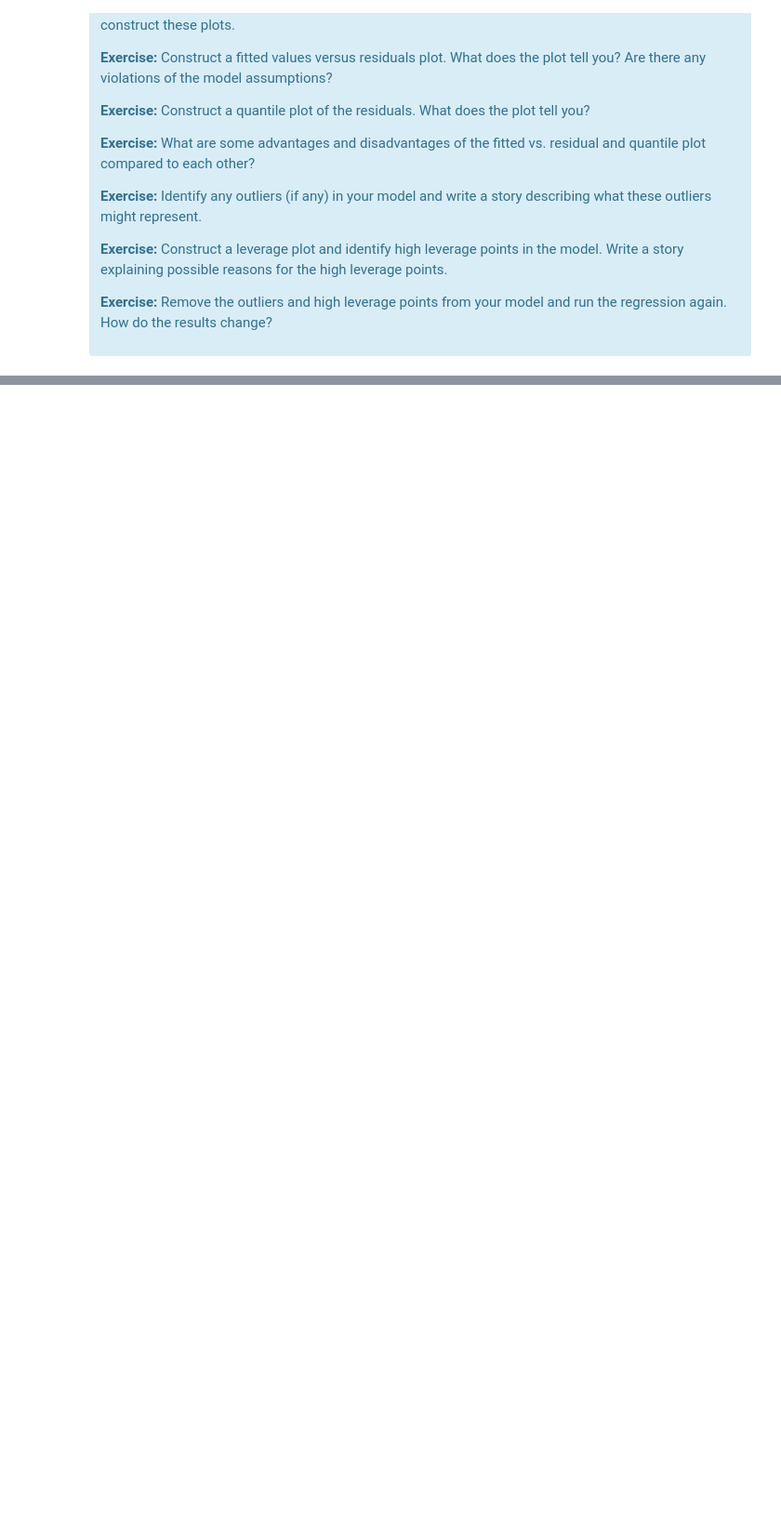
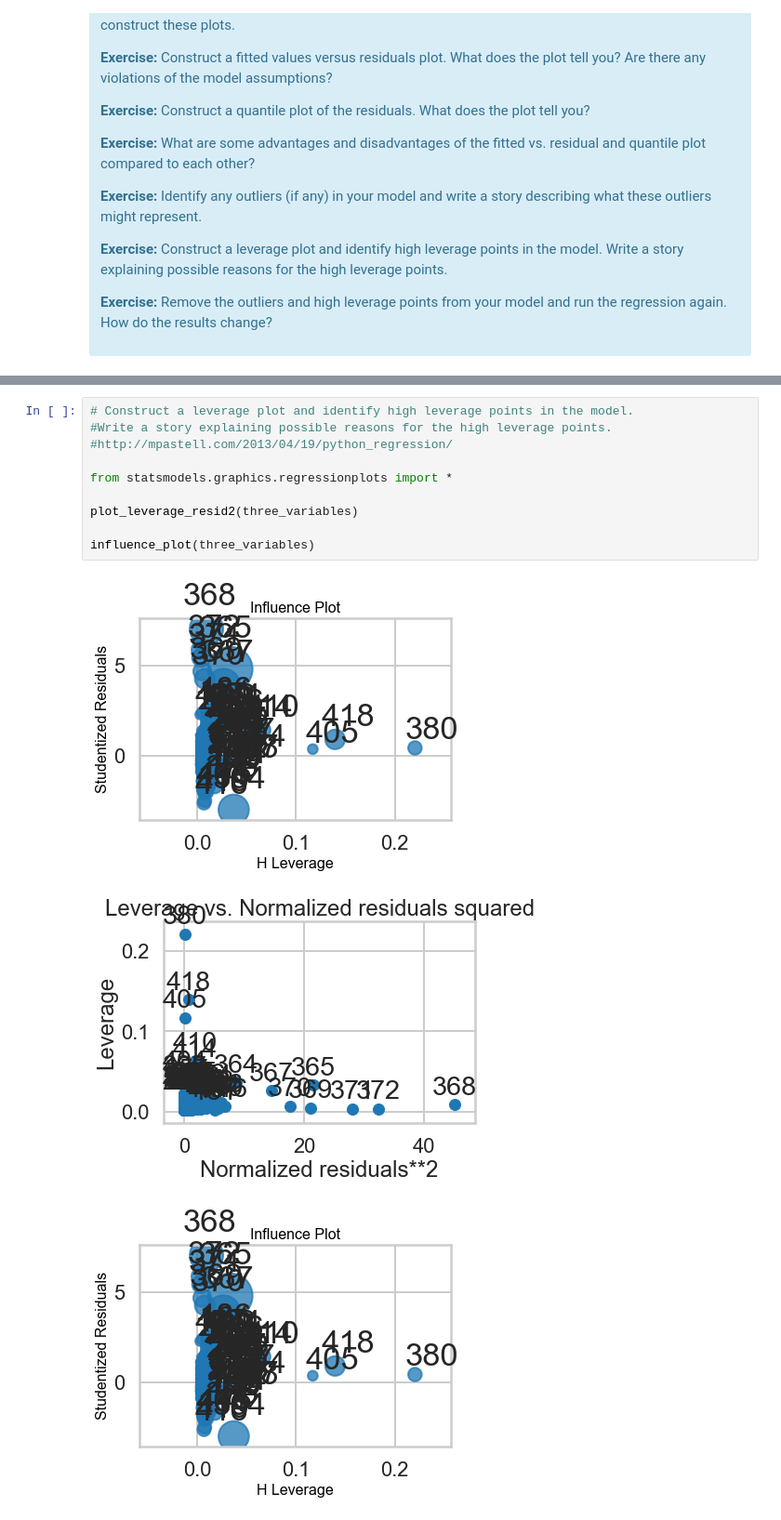
Before and after one commit to mightysquirrely/Springboard-Mini-Projects, a Jupyter notebook: Mini_Project_Linear_Regression.ipynb, the cells around one changed output, grey strips where cells are left out. Shown: that part at 93% size. Saved outputs shown, nothing was run; the diff lists cells and outputs as text; blank space fills up the shorter version.

```diff
--- a/Mini_Project_Linear_Regression.ipynb
+++ b/Mini_Project_Linear_Regression.ipynb
@@ -826,0 +932,14 @@ There are some other issues that are important investigate with linear regressio
+# %%
+# Construct a leverage plot and identify high leverage points in the model.
+#Write a story explaining possible reasons for the high leverage points.
+#http://mpastell.com/2013/04/19/python_regression/
+
+from statsmodels.graphics.regressionplots import *
+
+plot_leverage_resid2(three_variables)
+
+influence_plot(three_variables)
+# %% [output]
+[figure, added]
+[figure, added]
+[figure, added]
```
Also changed, not shown: parts of 15 cells of this notebook.
